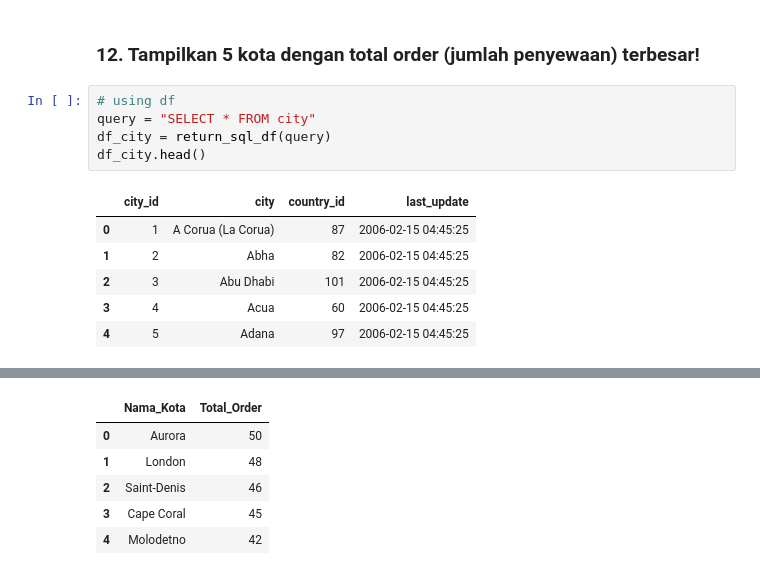
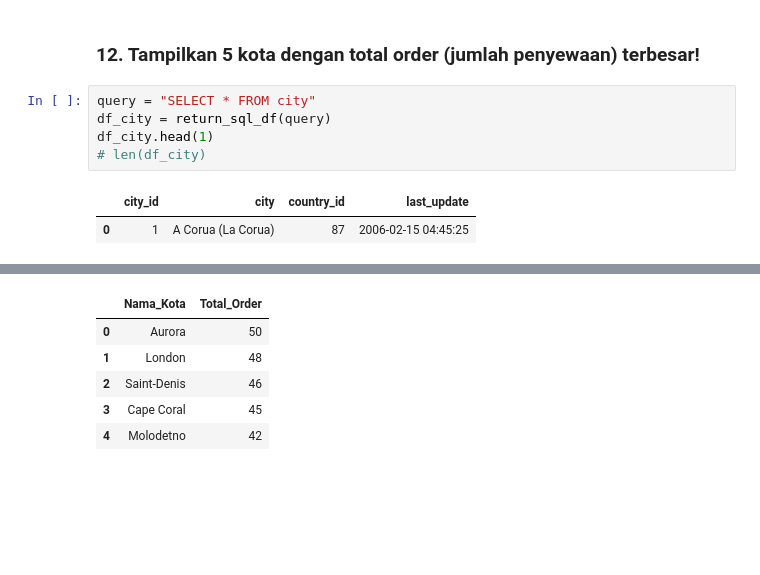
Before and after one commit to Damianus04/data-science-purwadhika, a Jupyter notebook: Modul_2_Statistics_&_Python_Working_Files/20210201 - Exam Tryout/Python - MySQL - Exercise.ipynb, the cells around one changed output, grey strips where cells are left out. Cells and saved outputs as stored; diff of their text form; blank space fills up the shorter version.

```diff
--- a/Modul_2_Statistics_&_Python_Working_Files/20210201 - Exam Tryout/Python - MySQL - Exercise.ipynb
+++ b/Modul_2_Statistics_&_Python_Working_Files/20210201 - Exam Tryout/Python - MySQL - Exercise.ipynb
@@ -670,14 +661,10 @@ ORDER BY Total_Order desc;
 # %% [markdown]
 ### 12. Tampilkan 5 kota dengan total order (jumlah penyewaan) terbesar!
 # %%
-# using df
 query = "SELECT * FROM city"
 df_city = return_sql_df(query)
-df_city.head()
+df_city.head(1)
+# len(df_city)
 # %% [output]
 |  | city_id | city | country_id | last_update |
 | 0 | 1 | A Corua (La Corua) | 87 | 2006-02-15 04:45:25 |
-| 1 | 2 | Abha | 82 | 2006-02-15 04:45:25 |
-| 2 | 3 | Abu Dhabi | 101 | 2006-02-15 04:45:25 |
-| 3 | 4 | Acua | 60 | 2006-02-15 04:45:25 |
-| 4 | 5 | Adana | 97 | 2006-02-15 04:45:25 |
```
Also changed, not shown: parts of 12 cells of this notebook, 1 other file.
